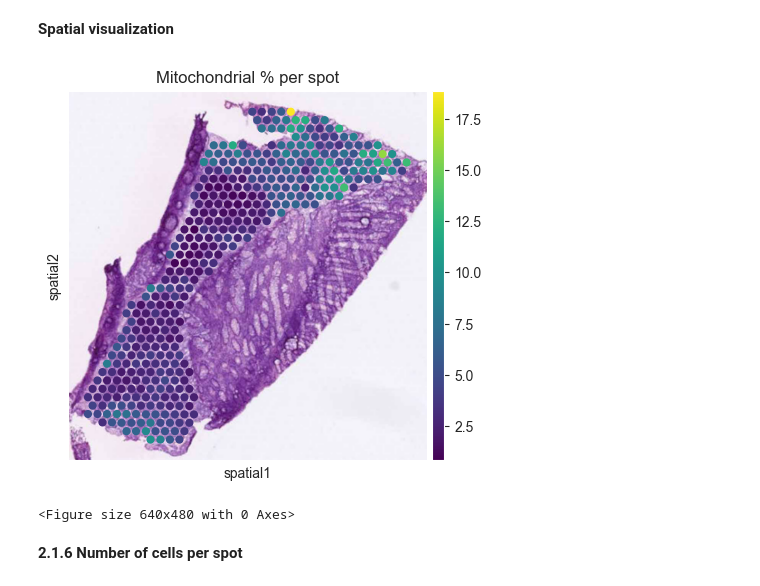
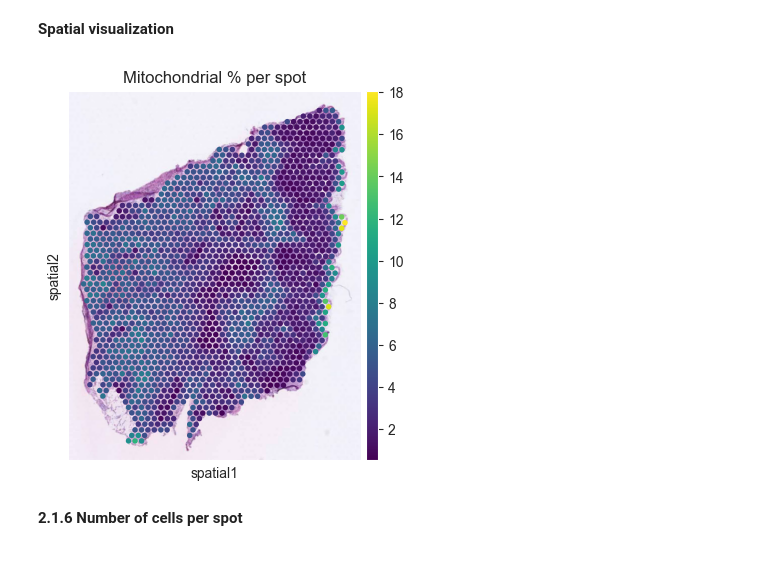
Before and after one commit to nikolienka24/IV114_ST, a Jupyter notebook: qc.ipynb, the cells around one changed output. Drawn from its saved outputs; the diff is of its cells as text; code cells hidden in the pictures.

```diff
--- a/qc.ipynb
+++ b/qc.ipynb
@@ -11,10 +11,10 @@ Variables that can be modified in this notebook
 ---
 **Set following variables if you are running notebook interactively.**
 # %%
-input_path_default = "data/SN124_A595688_Rep2"
-lib_th_default = 1500
-gene_th_default = 1000
-mito_th_default = 19
+input_path_default = "data/SN124_A798015_Rep2"
+lib_th_default = 1000
+gene_th_default = 750
+mito_th_default = 18
 cell_th_default = 10
 bins_default = 50
 suppress_warnings_default = False
@@ -435,14 +470,27 @@ Removed 0 spots (0.00% of the total).
 # %%
 # Scanpy can directly display spatial maps with selected metrics.
 # This allows checking whether certain tissue regions show locally increased
 # mitochondrial transcript levels (e.g., at the edges of the tissue section).
 
 # Display a spatial plot for the selected QC metric within the tissue
-sc.pl.spatial(adata, color="pct_counts_mt", cmap="viridis", size=1.3, title="Mitochondrial % per spot")
-plt.savefig(os.path.join("figures/show/qc/" + DATA_FOLDER_NAME + "/", "mitochondrial_gene_expression.total_counts.png"), dpi=300, bbox_inches="tight")
+fig = sc.pl.spatial(
+    adata,
+    color="pct_counts_mt",
+    cmap="viridis",
+    size=1.3,
+    title="Mitochondrial % per spot",
+    show=False,
+    return_fig=True
+)
+
+# Save the figure
+fig.savefig(
+    f"figures/show/qc/{DATA_FOLDER_NAME}/mitochondrial_gene_expression.total_counts.png",
+    dpi=300,
+    bbox_inches="tight"
+)
 # %% [output]
-[figure, old version]
+[figure, new version]
-<Figure size 640x480 with 0 Axes>
 # %% [markdown]
 **2.1.6 Number of cells per spot**
 # %%
```
Also changed, not shown: parts of 22 cells of this notebook.
